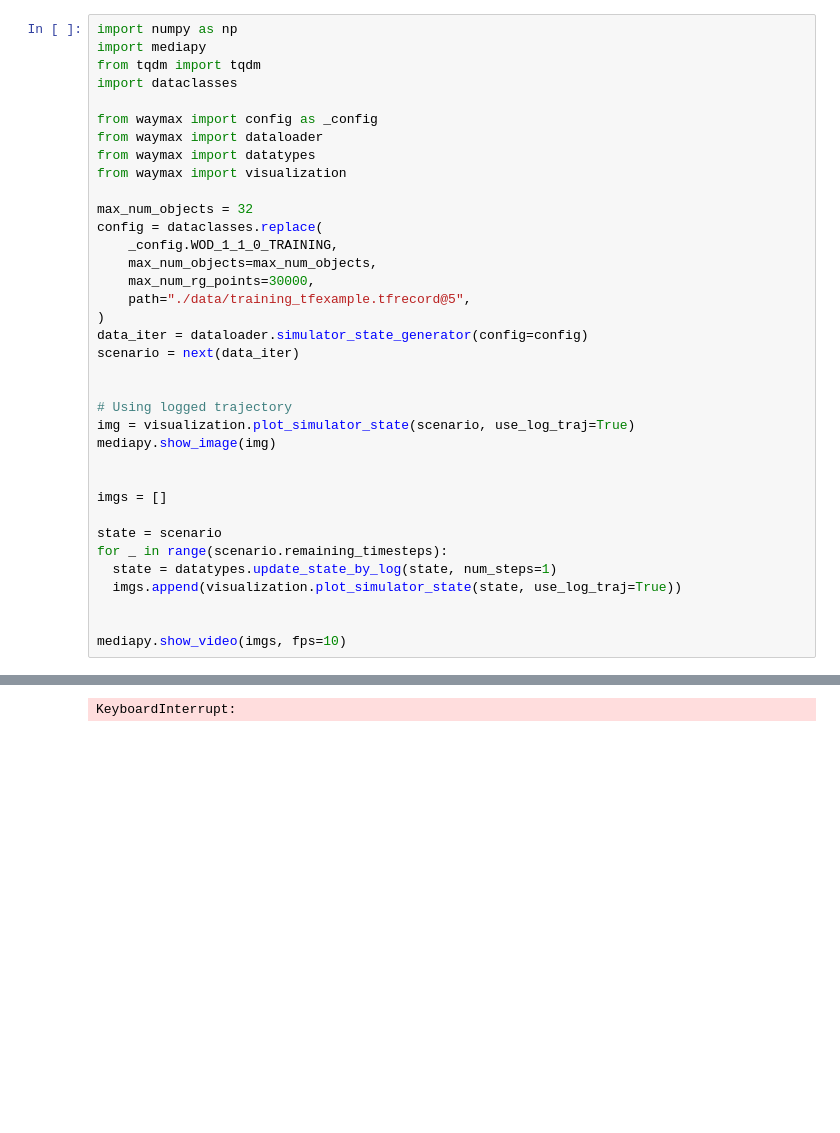
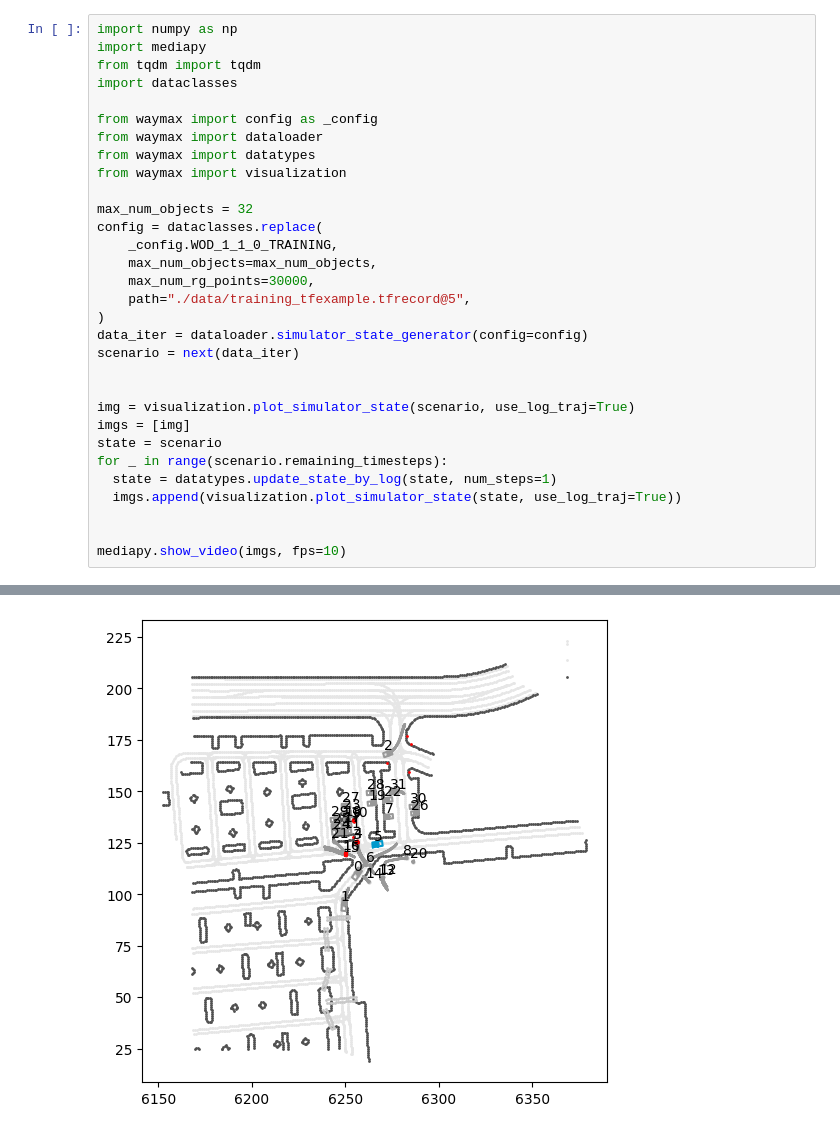
Before and after one commit to the-big-bad-wolf/WaymaxAutoPlanner, a Jupyter notebook: notebook.ipynb, the cells around one changed output, grey strips where cells are left out. Cells and saved outputs as stored; diff of their text form; blank space fills up the shorter version.

```diff
--- a/notebook.ipynb
+++ b/notebook.ipynb
@@ -96,13 +330,8 @@ data_iter = dataloader.simulator_state_generator(config=config)
 scenario = next(data_iter)
 
 
-# Using logged trajectory
 img = visualization.plot_simulator_state(scenario, use_log_traj=True)
-mediapy.show_image(img)
-
-
-imgs = []
-
+imgs = [img]
 state = scenario
 for _ in range(scenario.remaining_timesteps):
   state = datatypes.update_state_by_log(state, num_steps=1)
@@ -117 +344 @@ mediapy.show_video(imgs, fps=10)
-KeyboardInterrupt:
+[figure, added]
```
Also changed, not shown: parts of 3 cells of this notebook, 2 other files.
